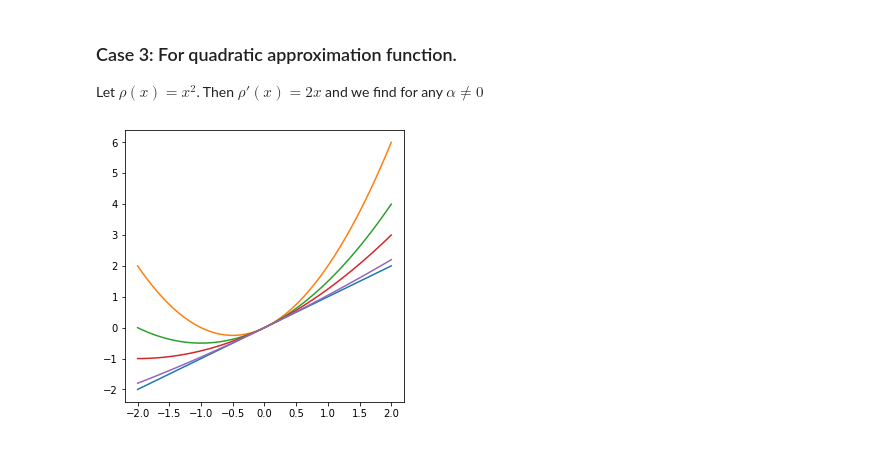
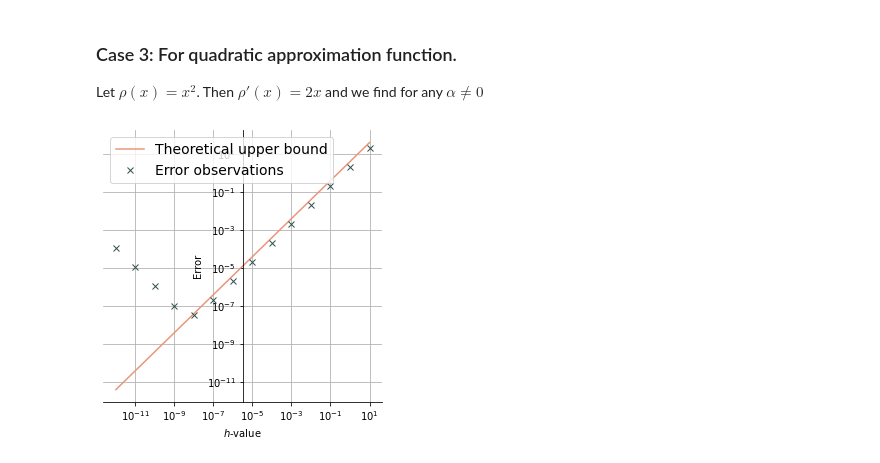
Before and after one commit to allanerlang/deep_approximation_theory, a Jupyter notebook: notebooks/activation_functions.ipynb, the cells around one changed output. Saved outputs shown, nothing was run; the diff lists cells and outputs as text; code cells hidden in the pictures.

```diff
--- a/notebooks/activation_functions.ipynb
+++ b/notebooks/activation_functions.ipynb
@@ -131,7 +131,3 @@ plt.show()
 [figure]
 # %% [markdown]
 **Plotting $\phi_h$, $\psi_h$, $\rho$ and $\rho'$ as functions of h**
-# %%
-txt = 'r'
-for i in range(3):
-    print(txt + str(i))
@@ -201,16 +193,50 @@ psi_h = lambda x, h, alpha: (x - rho(alpha))/(h*d_rho(alpha))
 
 I_h = lambda x, h, alpha: psi_h(rho(phi_h(x, h, alpha)), h, alpha)
 # %%
+"""
+Plot of error of I_h for rho(x)=x^2, as a function of h
+"""
+
+# Define constants.
 x = np.linspace(-2,2)
 alpha = 1
-h_values = [2, 1, 0.5, 0.1]
+h_values = np.logspace(1, -12, num=14)
+err = np.zeros(len(h_values))
 
+# Define colors.
+cm_subset = np.linspace(1,0,len(h_values))
+colors = [cm.plasma(x) for x in cm_subset]
+
+# Initialize figure.
 fig, ax = plt.subplots(1, figsize=(5, 5))
 
-ax.plot(x, x)
+#ax[0].plot(x, x, label='$I(x)$')
+ax.plot(h_values, 4*h_values, label='Theoretical upper bound', color='darksalmon')
+
 for i, h in enumerate(h_values):
-    ax.plot(x, I_h(x, h, alpha))
+    #ax[0].plot(x, I_h(x, h, alpha), color=colors[i])
+    err[i] = np.max(np.abs(x - I_h(x,h,alpha)))
 
-plt.show()
+ax.plot(h_values, err, 'x', color='darkslategrey', label='Error observations')
+ax.set_xscale('log')
+ax.set_yscale('log')
+ax.set_xlabel('$h$-value')
+ax.set_ylabel('Error')
+
+ax.spines['left'].set_position('center')
+#ax.spines['bottom'].set_position('zero')
+ax.spines['right'].set_color('none')
+ax.spines['top'].set_color('none')
+
+#plt.ylim([-2,5])
+plt.grid()
+plt.legend(prop={'size':14})
+#plt.tight_layout()
+plt.savefig("sigmoid_h_overflow.pdf")
+
+#ax[0].legend()
+#ax.legend()
+
+#plt.show()
 # %% [output]
-[figure, old version]
+[figure, new version]
```
Also changed, not shown: parts of 7 cells of this notebook, 13 other files.
